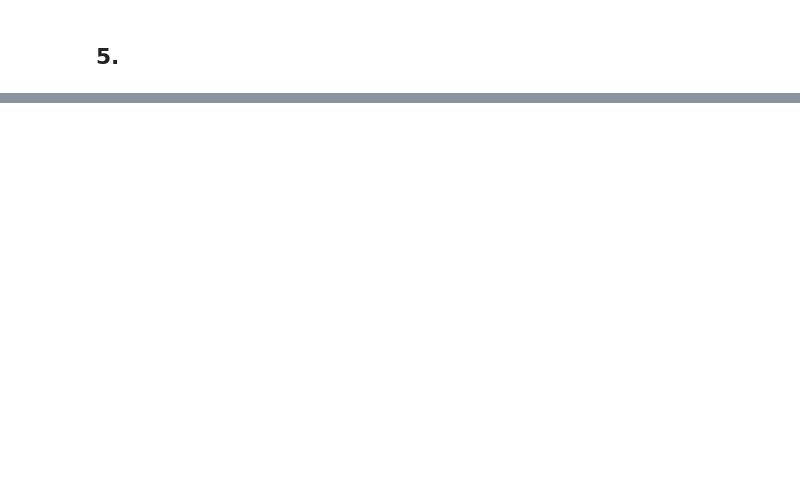
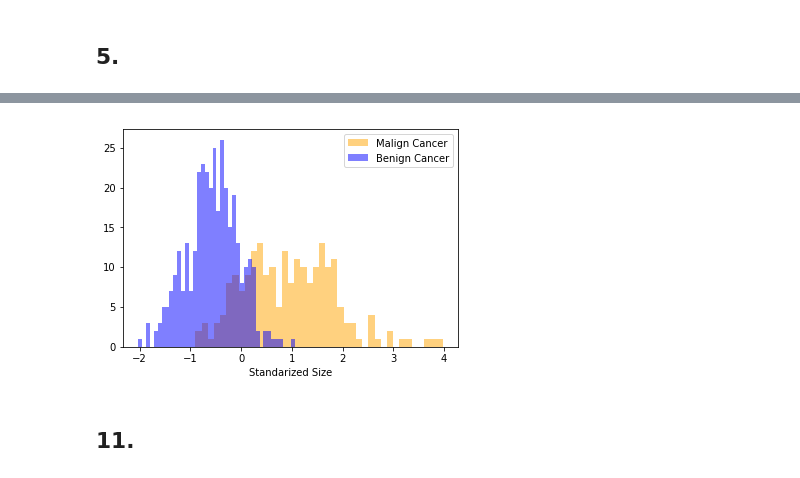
Before and after one commit to hernansalinas/Curso_aprendizaje_estadistico, a Jupyter notebook: Tareas/Restrepo-9709/Laboratorio_1.ipynb, the cells around one changed output, grey strips where cells are left out. Cells and saved outputs as stored; diff of their text form; code cells hidden in the pictures; blank space fills up the shorter version.

```diff
--- a/Tareas/Restrepo-9709/Laboratorio_1.ipynb
+++ b/Tareas/Restrepo-9709/Laboratorio_1.ipynb
@@ -127,0 +302,4 @@ df.describe()
+# %%
+for i in df.columns[1:]:
+    df[i] =  (df[i] - mean[i])/std[i]
+df
@@ -127,0 +327,3 @@ df.describe()
+# %%
+dfrm = df[['Diagnosis', 'RadiusMean']]
+dfrm
@@ -127,0 +349,16 @@ df.describe()
+# %%
+filtM = (dfrm['Diagnosis'] == 'M')
+dfrmM = dfrm[filtM]
+# %%
+filtB = (dfrm['Diagnosis'] == 'B')
+dfrmB = dfrm[filtB]
+# %%
+plt.hist(x = dfrmM.RadiusMean, color = 'orange',alpha = 0.5, bins = 40, label = 'Malign Cancer')
+plt.hist(x = dfrmB.RadiusMean, color = 'blue',alpha = 0.5, bins = 40,  label = 'Benign Cancer')
+plt.legend()
+plt.xlabel('Standarized Size')
+plt.show()
+# %% [output]
+[figure, added]
+# %% [markdown]
+## 11.
```
Also changed, not shown: parts of 20 cells of this notebook.
